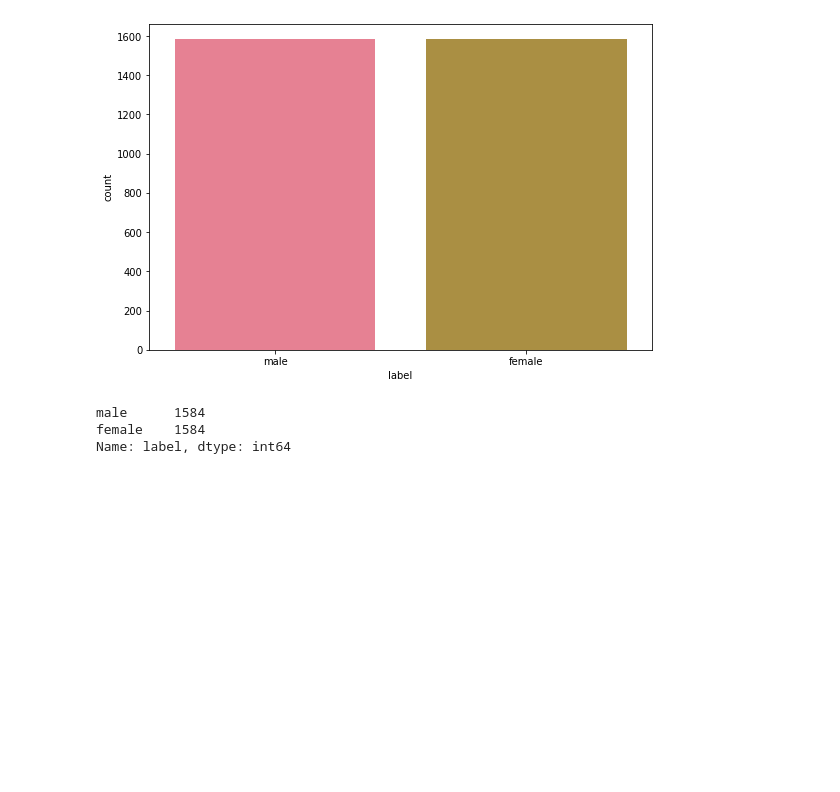
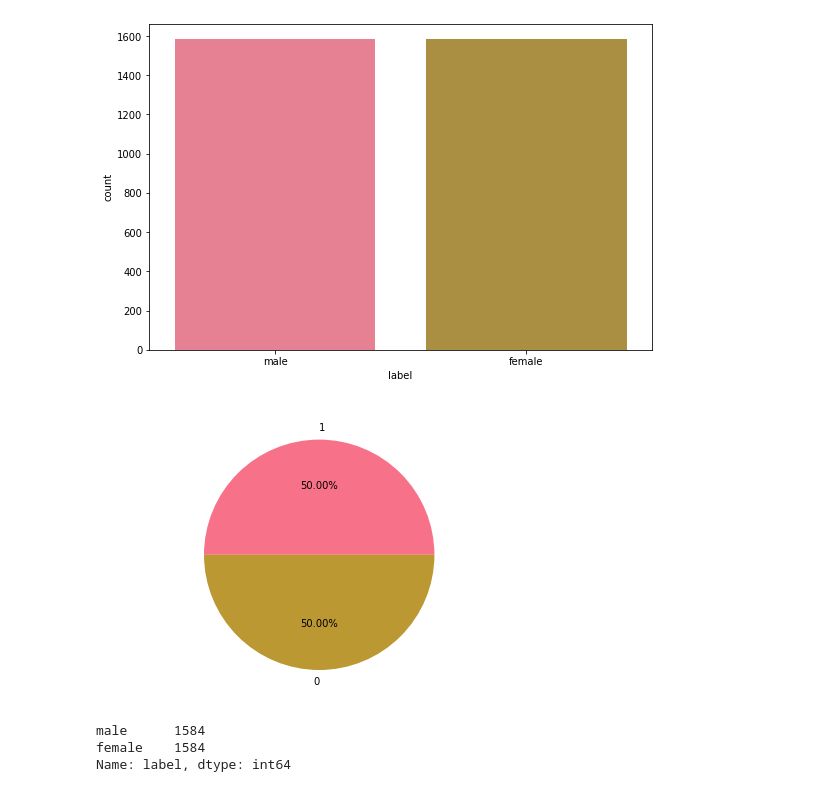
Before and after one commit to saadghojaria55/knn-svm, a Jupyter notebook: SVMvsKNN_project.ipynb, the cells around one changed output. Saved outputs shown, nothing was run; the diff lists cells and outputs as text; code cells hidden in the pictures; blank space fills up the shorter version.

```diff
--- a/SVMvsKNN_project.ipynb
+++ b/SVMvsKNN_project.ipynb
@@ -151,6 +151,17 @@ sns.countplot(x='label', data=data, order=["male", "female"] )
 # %% [output]
 <matplotlib.axes._subplots.AxesSubplot at 0x...>
 [figure]
+# %%
+fig = plt.figure()
+ax = fig.add_axes([0,0,1,1])
+ax.axis('equal')
+
+labels = data['label'].unique()
+target = data['label'].value_counts()
+ax.pie(target, labels = labels,autopct='%1.2f%%')
+plt.show()
+# %% [output]
+[figure, added]
 # %%
 data['label'].value_counts()           # Prints the count of different classes in 'label'
 # %% [output]
```
Also changed, not shown: parts of 33 cells of this notebook.
